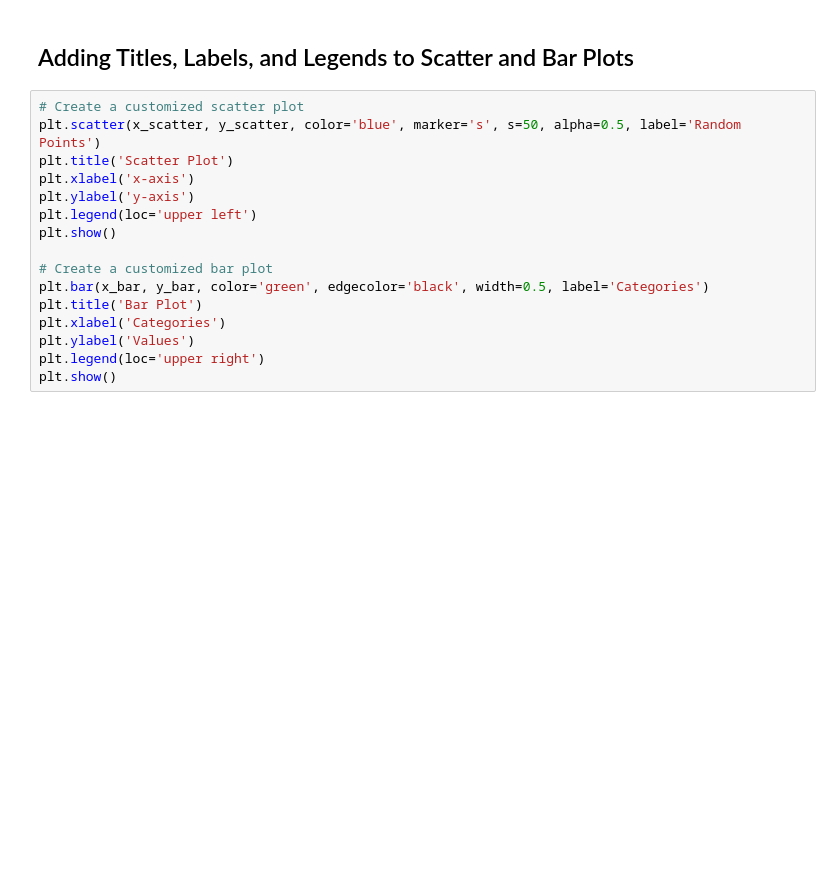
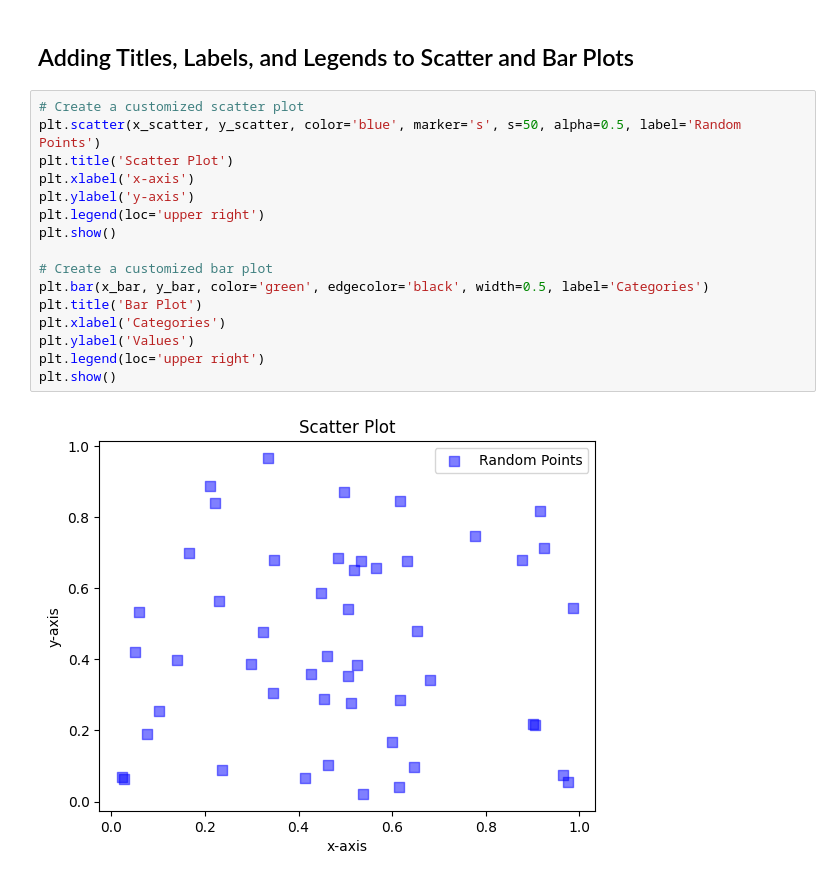
Before and after one commit to SSSpock/skillspire, a Jupyter notebook: datavis.ipynb, the cells around one changed output. Cells and saved outputs as stored; diff of their text form; blank space fills up the shorter version.

```diff
--- a/datavis.ipynb
+++ b/datavis.ipynb
@@ -190,16 +210,18 @@ plt.show()
 # %%
 # Create a customized scatter plot
 plt.scatter(x_scatter, y_scatter, color='blue', marker='s', s=50, alpha=0.5, label='Random Points')
 plt.title('Scatter Plot')
 plt.xlabel('x-axis')
 plt.ylabel('y-axis')
-plt.legend(loc='upper left')
+plt.legend(loc='upper right')
 plt.show()
 
 # Create a customized bar plot
 plt.bar(x_bar, y_bar, color='green', edgecolor='black', width=0.5, label='Categories')
 plt.title('Bar Plot')
 plt.xlabel('Categories')
 plt.ylabel('Values')
 plt.legend(loc='upper right')
 plt.show()
+# %% [output]
+[figure, added]
```
Also changed, not shown: parts of 54 cells of this notebook.
